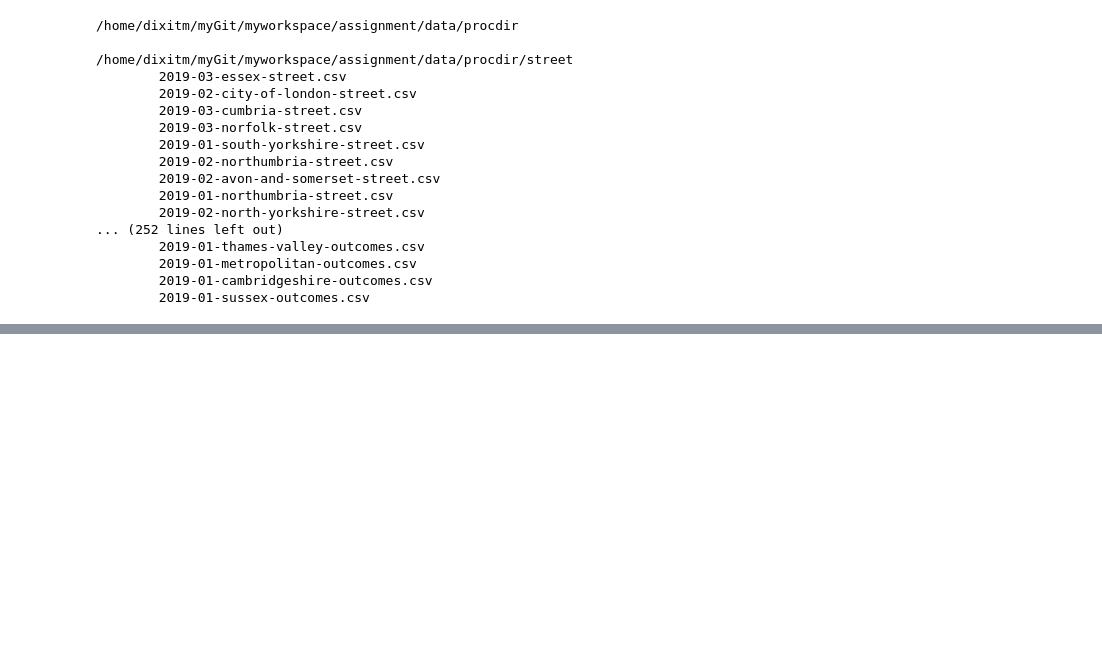
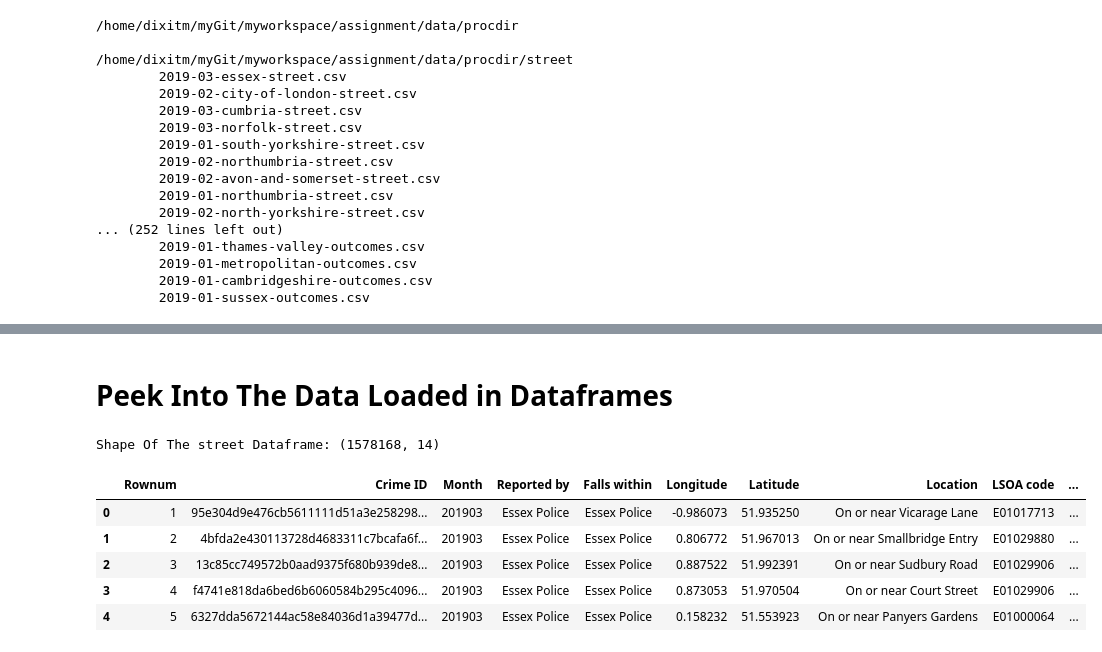
Before and after one commit to dixitm20/myworkspace, a Jupyter notebook: assignment/code-python/process_crimedata_and_load_to_es.ipynb, the cells around one changed output, grey strips where cells are left out. Drawn from its saved outputs; the diff is of its cells as text; code cells hidden in the pictures; blank space fills up the shorter version.

```diff
--- a/assignment/code-python/process_crimedata_and_load_to_es.ipynb
+++ b/assignment/code-python/process_crimedata_and_load_to_es.ipynb
@@ -146,0 +292,13 @@ for path,dirs,files in os.walk(str(procDataDir)):
+# %% [markdown]
+# Peek Into The Data Loaded in Dataframes
+# %%
+print('Shape Of The street Dataframe: {}'.format(dfStreet.shape))
+dfStreet.head()
+# %% [output]
+Shape Of The street Dataframe: (1578168, 14)
+|  | Rownum | Crime ID | Month | Reported by | Falls within | Longitude | Latitude | Location | LSOA code | ... |
+| 0 | 1 | 95e304d9e476cb5611111d51a3e258298... | 201903 | Essex Police | Essex Police | -0.986073 | 51.935250 | On or near Vicarage Lane | E01017713 | ... |
+| 1 | 2 | 4bfda2e430113728d4683311c7bcafa6f... | 201903 | Essex Police | Essex Police | 0.806772 | 51.967013 | On or near Smallbridge Entry | E01029880 | ... |
+| 2 | 3 | 13c85cc749572b0aad9375f680b939de8... | 201903 | Essex Police | Essex Police | 0.887522 | 51.992391 | On or near Sudbury Road | E01029906 | ... |
+| 3 | 4 | f4741e818da6bed6b6060584b295c4096... | 201903 | Essex Police | Essex Police | 0.873053 | 51.970504 | On or near Court Street | E01029906 | ... |
+| 4 | 5 | 6327dda5672144ac58e84036d1a39477d... | 201903 | Essex Police | Essex Police | 0.158232 | 51.553923 | On or near Panyers Gardens | E01000064 | ... |
```
Also changed, not shown: parts of 16 cells of this notebook.
